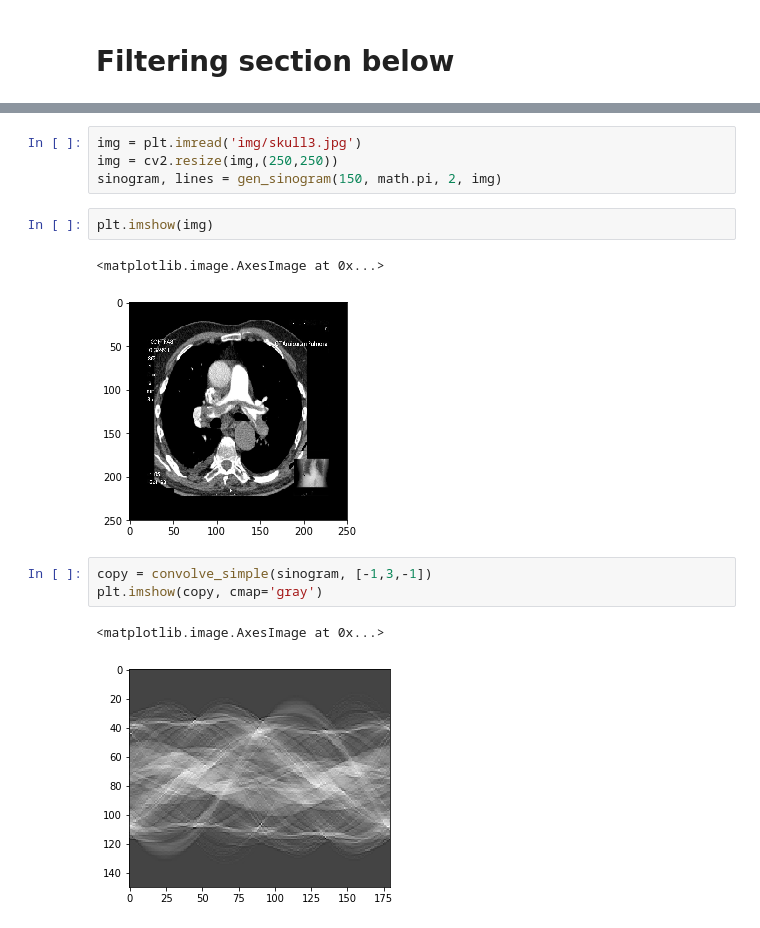
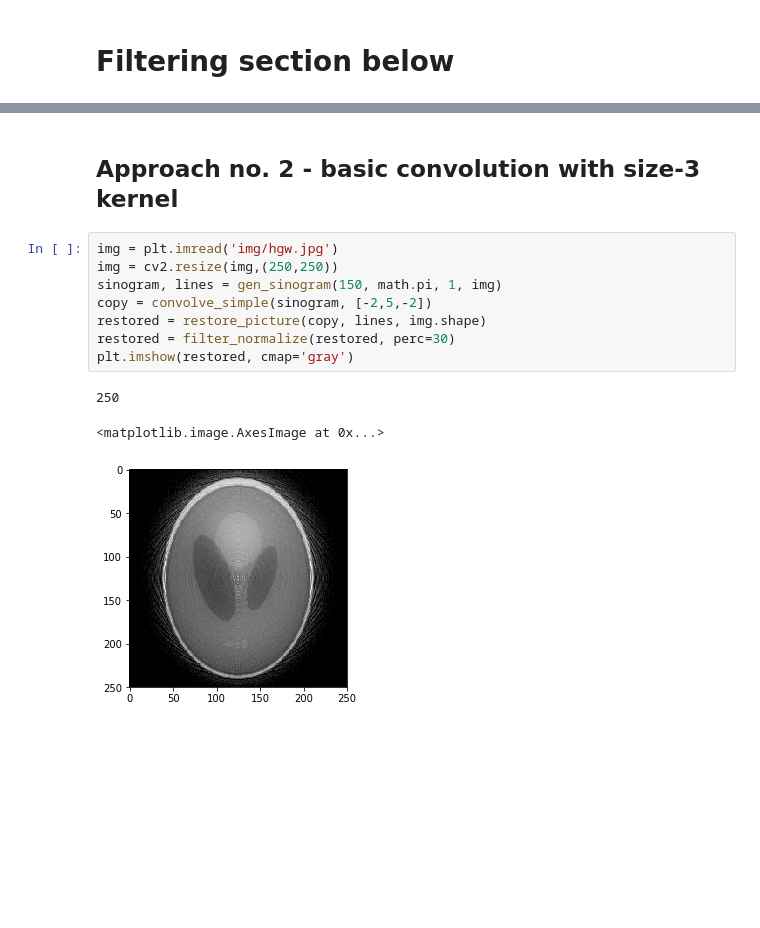
Before and after one commit to damianhorna/backprojection-tomography, a Jupyter notebook: sinogram.ipynb, the cells around one changed output, grey strips where cells are left out. Saved outputs shown, nothing was run; the diff lists cells and outputs as text; blank space fills up the shorter version.

```diff
--- a/sinogram.ipynb
+++ b/sinogram.ipynb
@@ -173,15 +202,14 @@ def convolve_simple(sinogram, simple_kernel):
+# %% [markdown]
+## Approach no. 2 - basic convolution with size-3 kernel
 # %%
-img = plt.imread('img/skull3.jpg')
+img = plt.imread('img/hgw.jpg')
 img = cv2.resize(img,(250,250))
-sinogram, lines = gen_sinogram(150, math.pi, 2, img)
+sinogram, lines = gen_sinogram(150, math.pi, 1, img)
+copy = convolve_simple(sinogram, [-2,5,-2])
+restored = restore_picture(copy, lines, img.shape)
+restored = filter_normalize(restored, perc=30)
+plt.imshow(restored, cmap='gray')
+# %% [output]
+250
+<matplotlib.image.AxesImage at 0x...>
+[figure, added]
-# %%
-plt.imshow(img)
-# %% [output]
-<matplotlib.image.AxesImage at 0x...>
-[figure, removed]
-# %%
-copy = convolve_simple(sinogram, [-1,3,-1])
-plt.imshow(copy, cmap='gray')
-# %% [output]
-<matplotlib.image.AxesImage at 0x...>
-[figure, removed]
```
Also changed, not shown: parts of 8 cells of this notebook.
